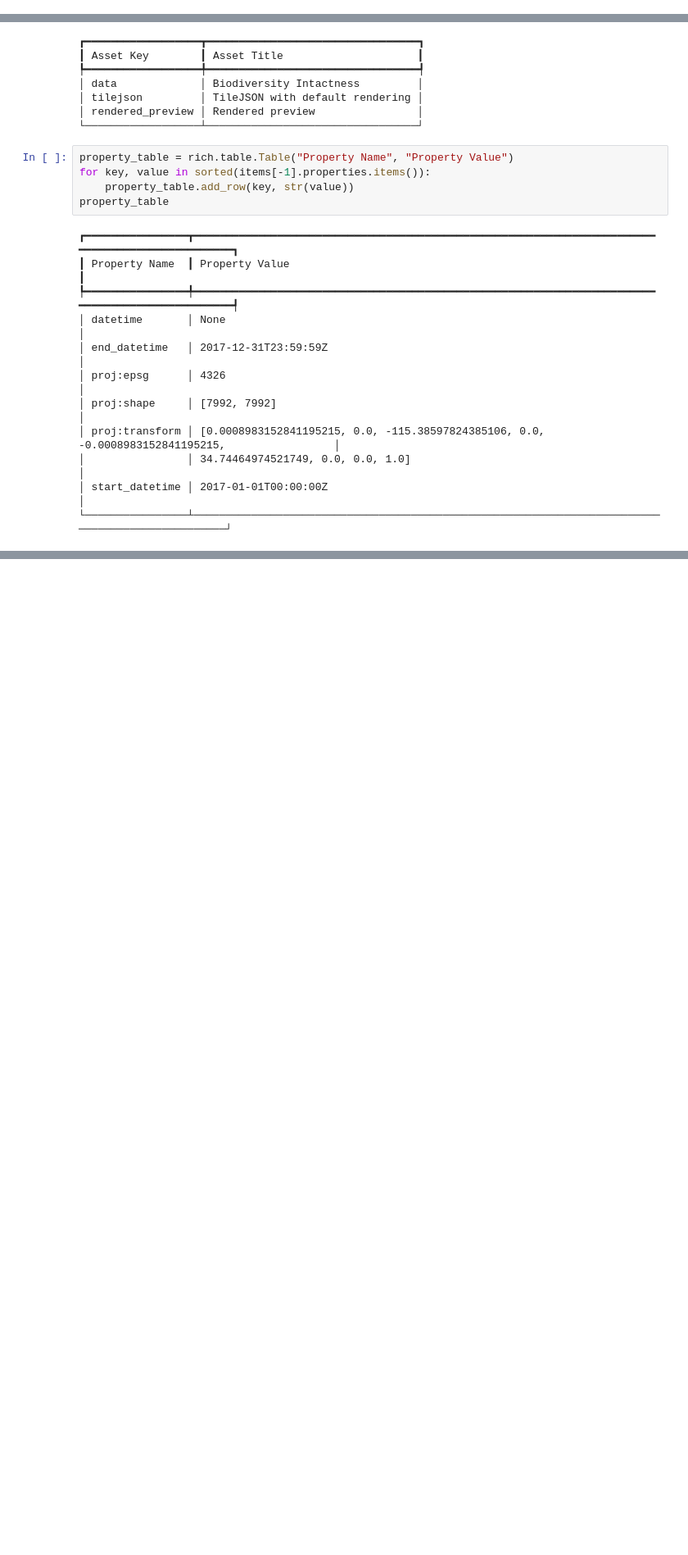
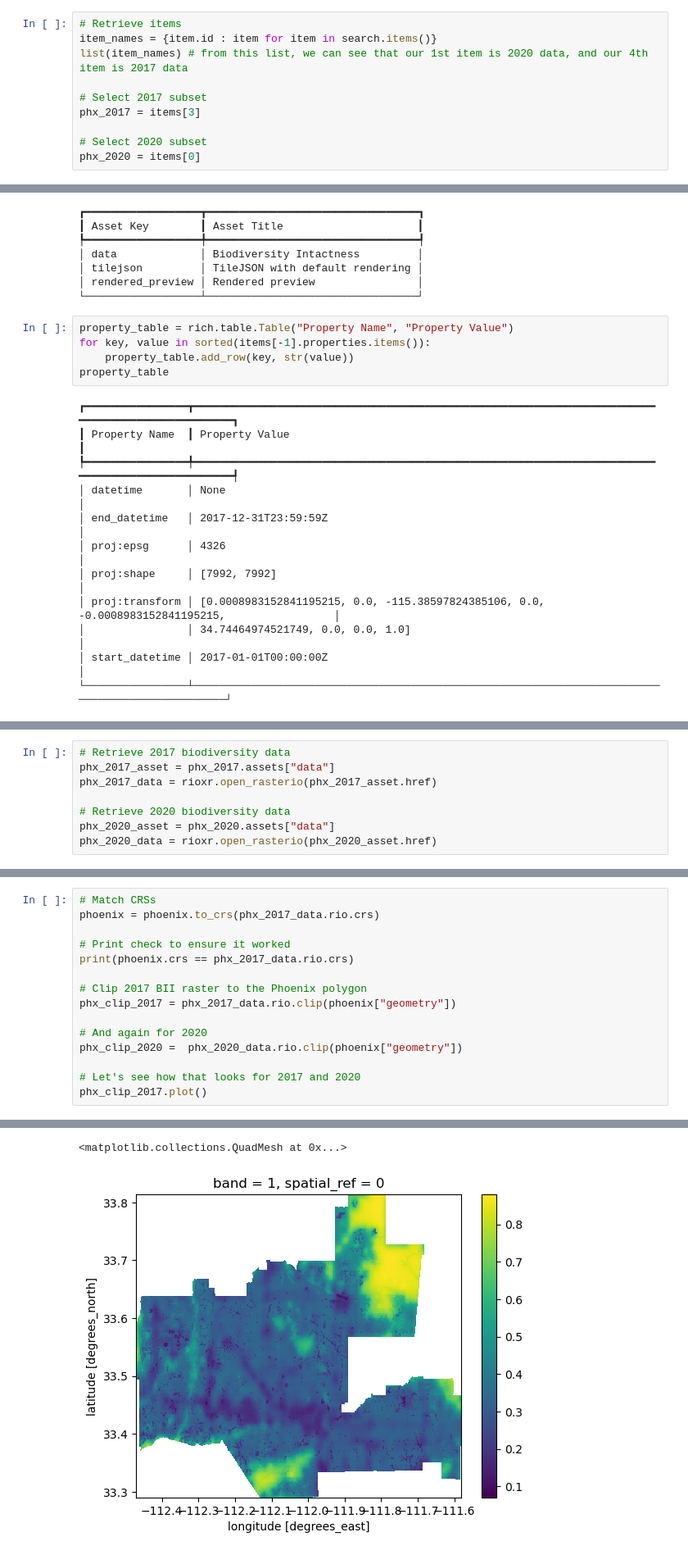
Before and after one commit to jorb1/BII_analysis_phoenix, a Jupyter notebook: BII_analysis.ipynb, the cells around one changed output, grey strips where cells are left out. Shown at 82% size. Saved outputs shown, nothing was run; the diff lists cells and outputs as text; blank space fills up the shorter version.

```diff
--- a/BII_analysis.ipynb
+++ b/BII_analysis.ipynb
@@ -99,3 +127,13 @@ pystac.item.Item
+# %%
+# Retrieve items
+item_names = {item.id : item for item in search.items()}
+list(item_names) # from this list, we can see that our 1st item is 2020 data, and our 4th item is 2017 data
+
+# Select 2017 subset
+phx_2017 = items[3]
+
+# Select 2020 subset
+phx_2020 = items[0]
 # %% [markdown]
 Our search returned four STAC Items. We can tell from their IDs that that they contain data for the same area but for different times, specifically the years 2017 through 2020. Let's display the available assets and properties for the 2017 Item.
 # %%
@@ -170,0 +223,8 @@ grid;
+# %%
+# Retrieve 2017 biodiversity data
+phx_2017_asset = phx_2017.assets["data"]
+phx_2017_data = rioxr.open_rasterio(phx_2017_asset.href)
+
+# Retrieve 2020 biodiversity data
+phx_2020_asset = phx_2020.assets["data"]
+phx_2020_data = rioxr.open_rasterio(phx_2020_asset.href)
@@ -170,0 +233,16 @@ grid;
+# %%
+# Match CRSs
+phoenix = phoenix.to_crs(phx_2017_data.rio.crs)
+
+# Print check to ensure it worked
+print(phoenix.crs == phx_2017_data.rio.crs)
+
+# Clip 2017 BII raster to the Phoenix polygon
+phx_clip_2017 = phx_2017_data.rio.clip(phoenix["geometry"])
+
+# And again for 2020
+phx_clip_2020 =  phx_2020_data.rio.clip(phoenix["geometry"])
+
+# Let's see how that looks for 2017 and 2020
+phx_clip_2017.plot()
+# %% [output]
@@ -170,0 +250,2 @@ grid;
+<matplotlib.collections.QuadMesh at 0x...>
+[figure, added]
```
Also changed, not shown: parts of 28 cells of this notebook.
